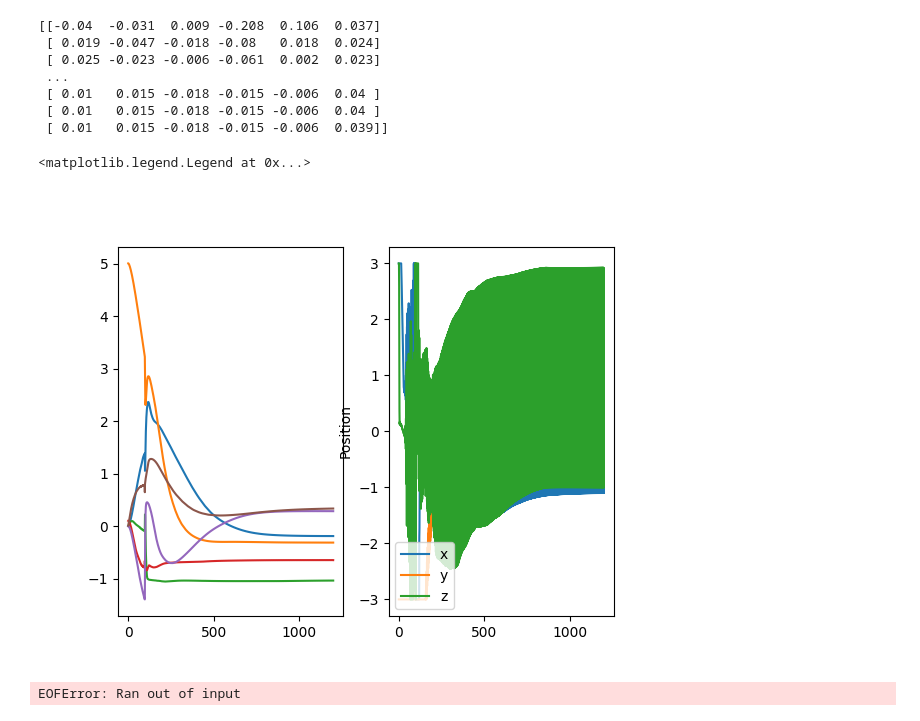
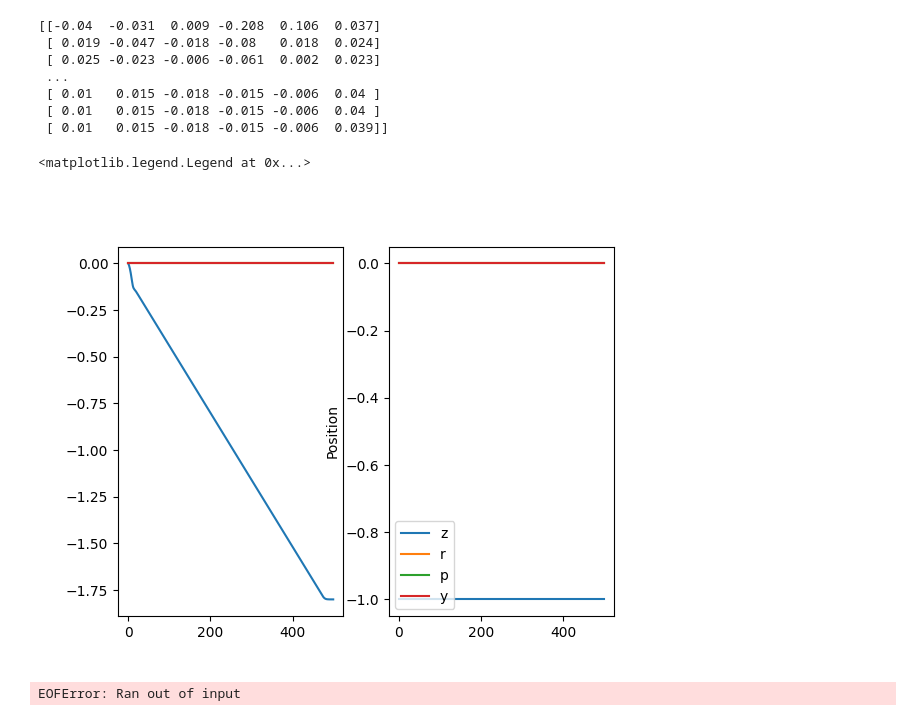
Before and after one commit to mass2010chromium/cs8803_project, a Jupyter notebook: notebook/plugging.ipynb, the cells around one changed output. Saved outputs shown, nothing was run; the diff lists cells and outputs as text; code cells hidden in the pictures.

Commit message:
WIP Getting plugging to learn

```diff
--- a/notebook/plugging.ipynb
+++ b/notebook/plugging.ipynb
@@ -340,7 +341,7 @@ class DRL:
         self.n_steps = 128
 
         self.envs = gym.vector.SyncVectorEnv(
-            [lambda: gym.make("DRL/PluggingEnvSingleIntegrator", reset_noise_scale=0.2, xml=xml) for _ in range(self.n_envs)])
+            [lambda: gym.make("DRL/PluggingEnv", reset_noise_scale=0.2, xml=xml) for _ in range(self.n_envs)])
 
         self.replay_buffer = ReplayBuffer()
 
@@ -505,11 +509,11 @@ class DDPG:
 # DDPG training loop
 
 # tensorboard label can be changed with e.g. f'runs/unique_hyperparam_test'
-writer = SummaryWriter(log_dir=f'runs/DDPG_Orientation')
+writer = SummaryWriter(log_dir=f'runs/Plugging_4DOF_UP')
 
 drl = DRL()
-ddpg = DDPG(n_obs=8+6, n_actions=4)
-ddpg.exploration_rate = 1
+#ddpg = DDPG(n_obs=8+6+3, n_actions=4) # TODO: Pull n_obs, n_actinos from environment
+#ddpg.exploration_rate = 1
 
 # takes ~5-10 minutes on colab gpus
 for i in range(512):
@@ -533,16 +553,18 @@ def visualize(agent, start_pos, n_steps):
     """Visualize agent with a custom camera angle."""
 
     # Create environment in rgb_array mode
-    env = gym.make("DRL/PluggingEnv", reset_noise_scale=10, xml=xml, record_video=True)
-    options = dict()
-    options['rpy'] = start_pos
-    obs, _ = env.reset(options=options)
-    obs_traj = np.zeros((n_steps, 14))
-    act_traj = np.zeros((n_steps, 14))
+    env = gym.make("DRL/PluggingEnv", reset_noise_scale=0.01, xml=xml, record_video=True)
+    #options = dict()
+    #options['rpy'] = start_pos
+    obs, _ = env.reset()
+    obs_traj = np.zeros((n_steps, 17))
+    act_traj = np.zeros((n_steps, 4))
     for t in range(n_steps):
         with torch.no_grad():
             actions = agent.get_action(torch.Tensor(obs).to(device))
             actions = actions.cpu().numpy()
+            actions = np.zeros_like(actions)
+            actions[0] = -1
         obs, _, done, _, _= env.step(actions)
         obs_traj[t, :] = obs
         act_traj[t, :] = actions
@@ -553,4 +575,4 @@ def visualize(agent, start_pos, n_steps):
     print(obs_traj)
     return obs_traj, act_traj
 # %%
-misaligned_sensor_data, plot_actions = visualize(ddpg, np.array([0, 0, 0]), 1200)
+misaligned_sensor_data, plot_actions = visualize(ddpg, np.array([0, 0, 0.1]), 500)
@@ -576,27 +589,27 @@ print(plot_actions)
 # %%
 # @title Force torque data from misaligned plugging
 # plot mj vs linear model
 %matplotlib widget
 from matplotlib import pyplot as plt
 
 fig, ax = plt.subplots(1,2)
 
 
-labels = ['x', 'y', 'z']
+labels = ['z', 'r', 'p', 'y']
 ls = 'dotted'
-for i in range(6):
+for i in range(4):
     color = plt.get_cmap('tab10')(i)
-    ax[0].plot(misaligned_sensor_data[:,i], color = color, label = labels[i%3])
+    ax[0].plot(misaligned_sensor_data[:,i], color = color, label = labels[i])
 plt.ylabel('Position')
 
-for i in range(3):
+for i in range(4):
     color = plt.get_cmap('tab10')(i)
-    ax[1].plot(plot_actions[:,i], color = color, label = labels[i%3])
+    ax[1].plot(plot_actions[:,i], color = color, label = labels[i])
 plt.ylabel('Position')
 plt.legend(loc = 'lower left')
 # %% [output]
 <matplotlib.legend.Legend at 0x...>
-[figure, old version]
+[figure, new version]
 # %%
 import pickle
 
```
Also changed, not shown: parts of 6 cells of this notebook.
